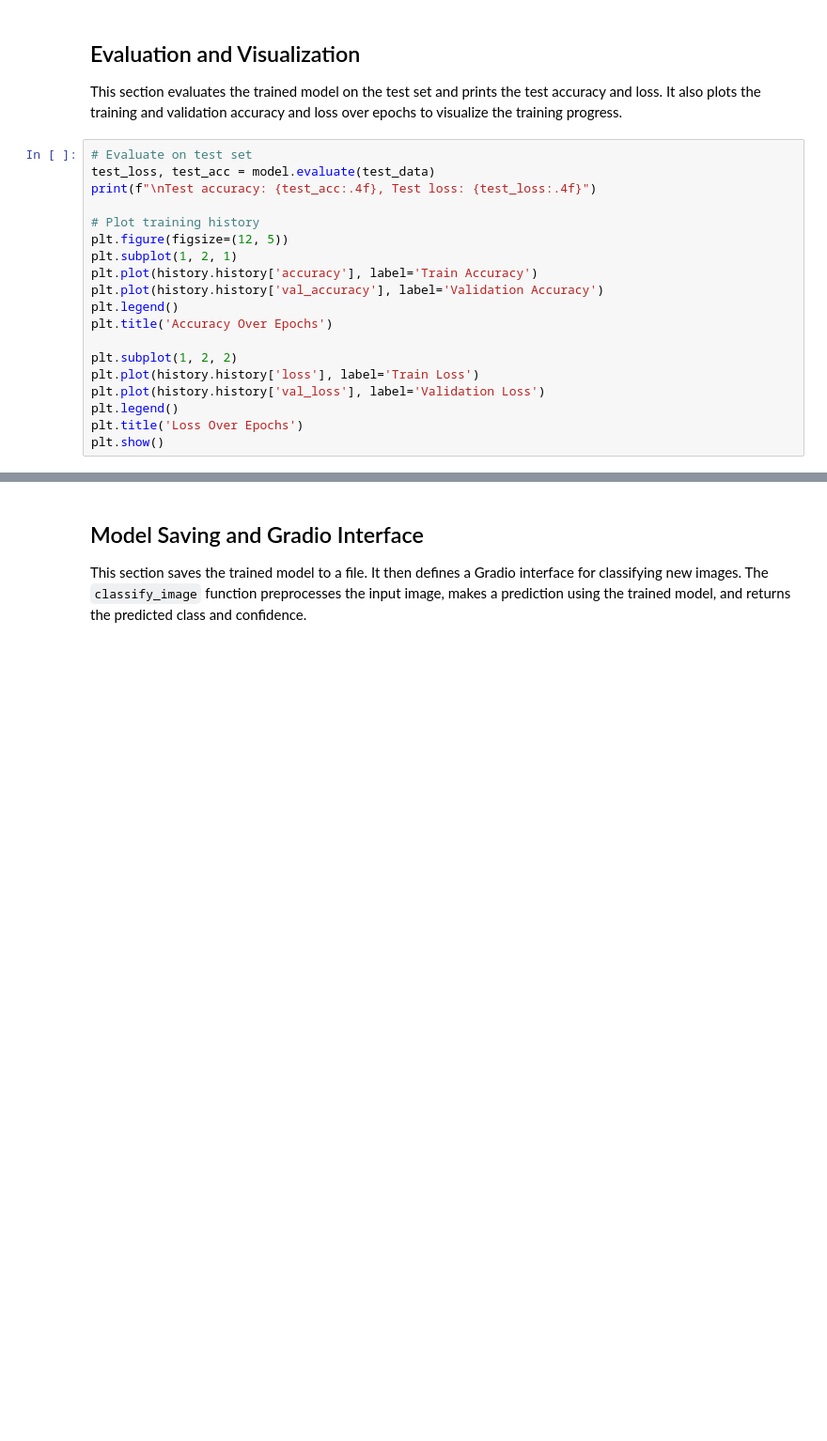
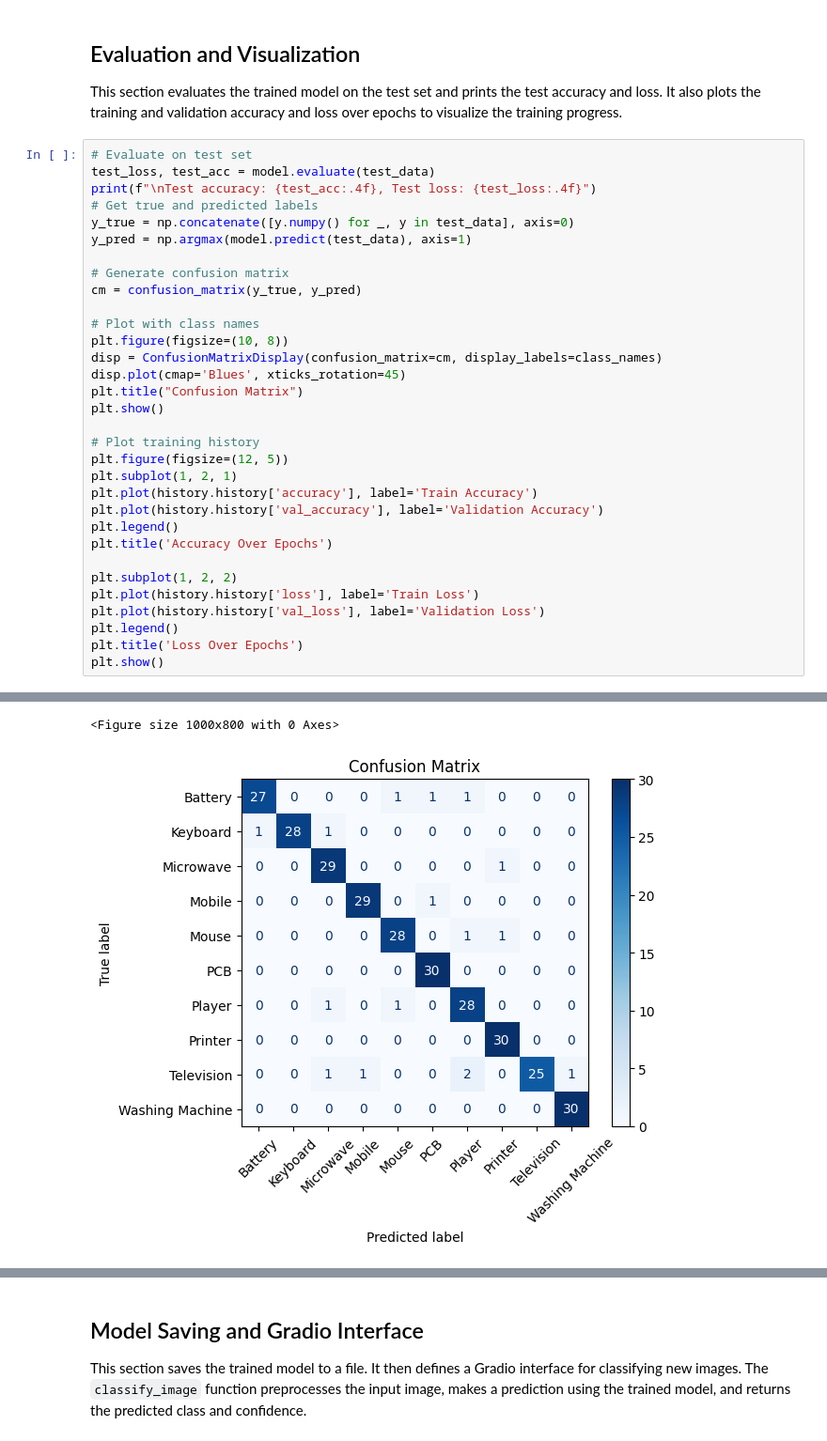
Before and after one commit to Search-Prem/E-Waste-Generation-Classification, a Jupyter notebook: E_Waste_Generation_Classification.ipynb, the cells around one changed output, grey strips where cells are left out. Shown at 94% size. Cells and saved outputs as stored; diff of their text form; blank space fills up the shorter version.

Commit message:
Model Trained

```diff
--- a/E_Waste_Generation_Classification.ipynb
+++ b/E_Waste_Generation_Classification.ipynb
@@ -160,6 +209,19 @@ This section evaluates the trained model on the test set and prints the test acc
 # Evaluate on test set
 test_loss, test_acc = model.evaluate(test_data)
 print(f"\nTest accuracy: {test_acc:.4f}, Test loss: {test_loss:.4f}")
+# Get true and predicted labels
+y_true = np.concatenate([y.numpy() for _, y in test_data], axis=0)
+y_pred = np.argmax(model.predict(test_data), axis=1)
+
+# Generate confusion matrix
+cm = confusion_matrix(y_true, y_pred)
+
+# Plot with class names
+plt.figure(figsize=(10, 8))
+disp = ConfusionMatrixDisplay(confusion_matrix=cm, display_labels=class_names)
+disp.plot(cmap='Blues', xticks_rotation=45)
+plt.title("Confusion Matrix")
+plt.show()
 
 # Plot training history
 plt.figure(figsize=(12, 5))
@@ -175,3 +237,4 @@ plt.plot(history.history['val_loss'], label='Validation Loss')
 plt.legend()
 plt.title('Loss Over Epochs')
 plt.show()
+# %% [output]
@@ -177,0 +245,2 @@ plt.show()
+<Figure size 1000x800 with 0 Axes>
+[figure, added]
```
Also changed, not shown: parts of 8 cells of this notebook.
